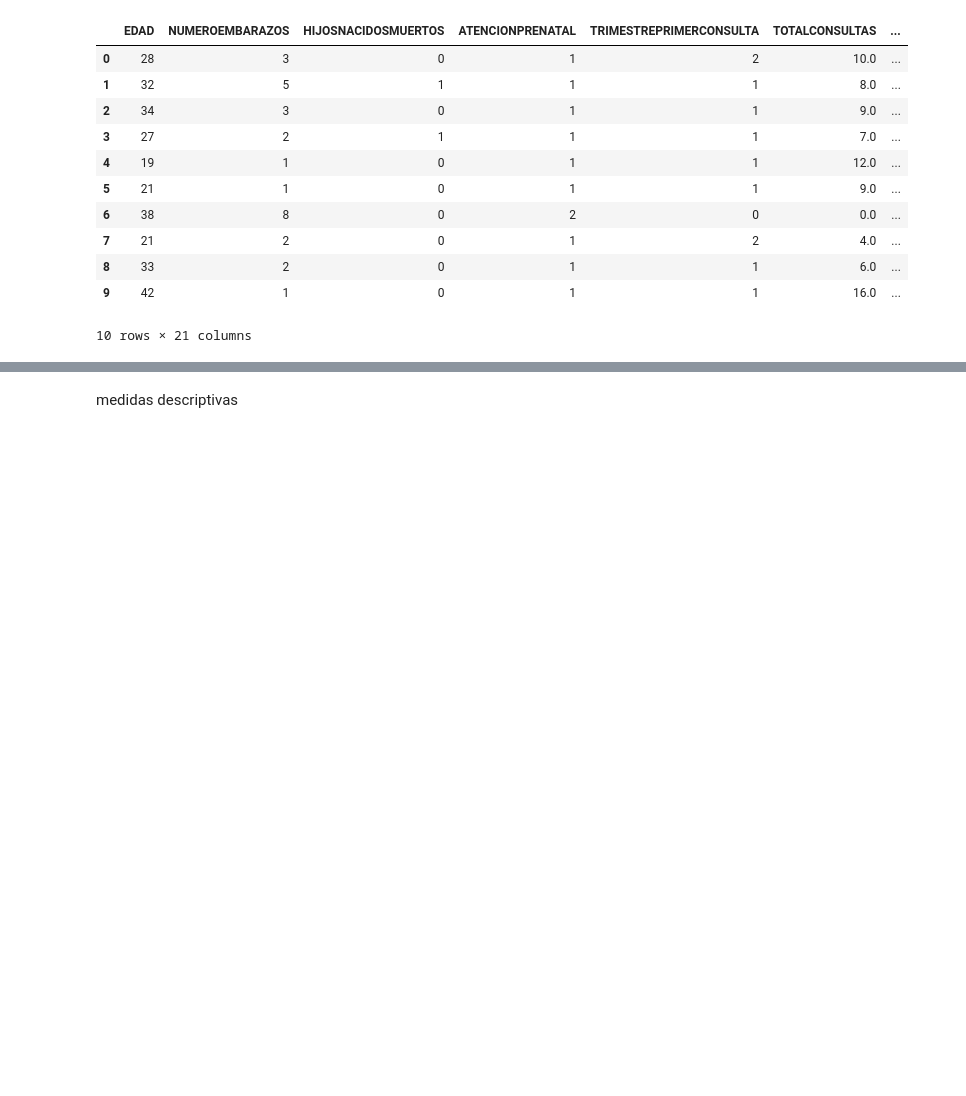
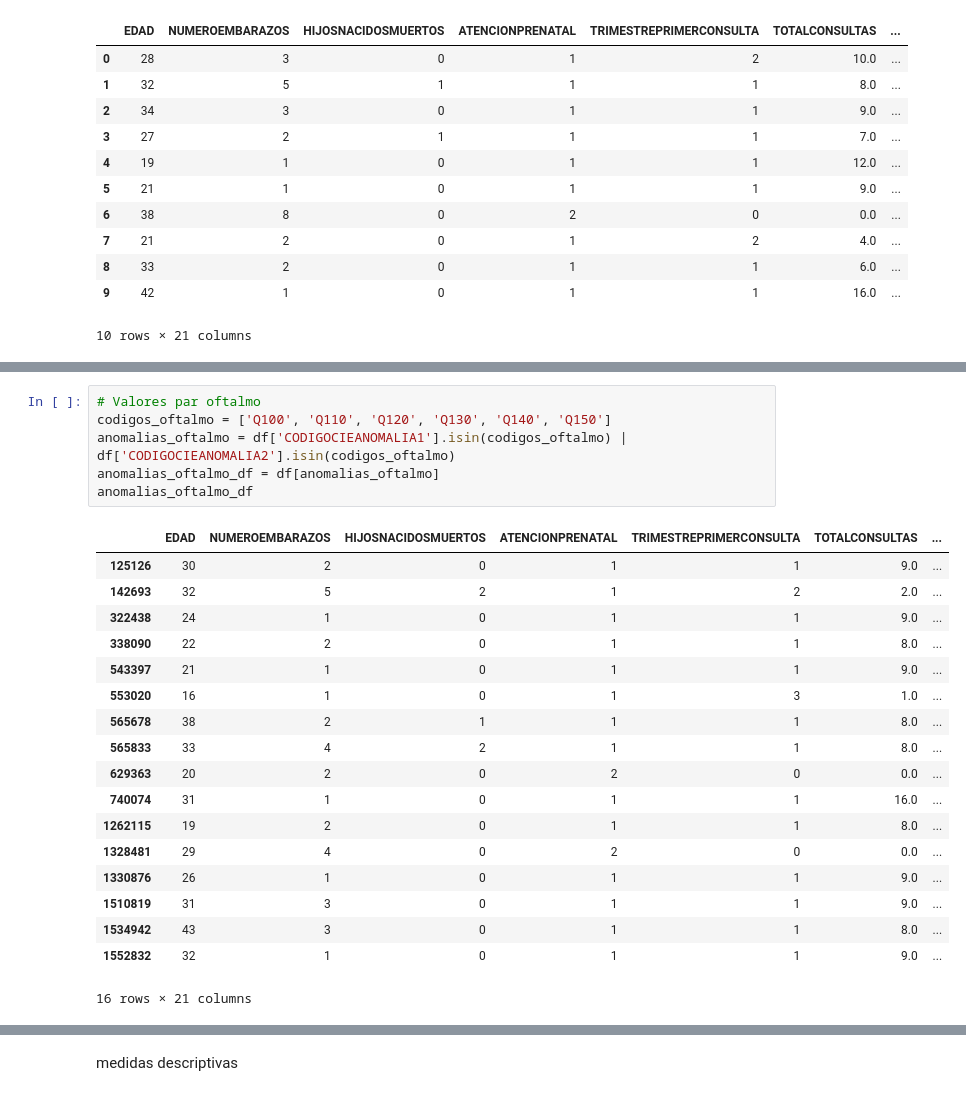
Before and after one commit to tlacloc/analisis-defunciones-nacimientos-2022, a Jupyter notebook: Analisis_Nacimientos.ipynb, the cells around one changed output, grey strips where cells are left out. Saved outputs shown, nothing was run; the diff lists cells and outputs as text; blank space fills up the shorter version.

```diff
--- a/Analisis_Nacimientos.ipynb
+++ b/Analisis_Nacimientos.ipynb
@@ -148,0 +178,25 @@ df.head(10)
+# %%
+# Valores par oftalmo
+codigos_oftalmo = ['Q100', 'Q110', 'Q120', 'Q130', 'Q140', 'Q150']
+anomalias_oftalmo = df['CODIGOCIEANOMALIA1'].isin(codigos_oftalmo) | df['CODIGOCIEANOMALIA2'].isin(codigos_oftalmo)
+anomalias_oftalmo_df = df[anomalias_oftalmo]
+anomalias_oftalmo_df
+# %% [output]
+|  | EDAD | NUMEROEMBARAZOS | HIJOSNACIDOSMUERTOS | ATENCIONPRENATAL | TRIMESTREPRIMERCONSULTA | TOTALCONSULTAS | ... |
+| 125126 | 30 | 2 | 0 | 1 | 1 | 9.0 | ... |
+| 142693 | 32 | 5 | 2 | 1 | 2 | 2.0 | ... |
+| 322438 | 24 | 1 | 0 | 1 | 1 | 9.0 | ... |
+| 338090 | 22 | 2 | 0 | 1 | 1 | 8.0 | ... |
+| 543397 | 21 | 1 | 0 | 1 | 1 | 9.0 | ... |
+| 553020 | 16 | 1 | 0 | 1 | 3 | 1.0 | ... |
+| 565678 | 38 | 2 | 1 | 1 | 1 | 8.0 | ... |
+| 565833 | 33 | 4 | 2 | 1 | 1 | 8.0 | ... |
+| 629363 | 20 | 2 | 0 | 2 | 0 | 0.0 | ... |
+| 740074 | 31 | 1 | 0 | 1 | 1 | 16.0 | ... |
+| 1262115 | 19 | 2 | 0 | 1 | 1 | 8.0 | ... |
+| 1328481 | 29 | 4 | 0 | 2 | 0 | 0.0 | ... |
+| 1330876 | 26 | 1 | 0 | 1 | 1 | 9.0 | ... |
+| 1510819 | 31 | 3 | 0 | 1 | 1 | 9.0 | ... |
+| 1534942 | 43 | 3 | 0 | 1 | 1 | 8.0 | ... |
+| 1552832 | 32 | 1 | 0 | 1 | 1 | 9.0 | ... |
+16 rows × 21 columns
```
Also changed, not shown: parts of 12 cells of this notebook.
